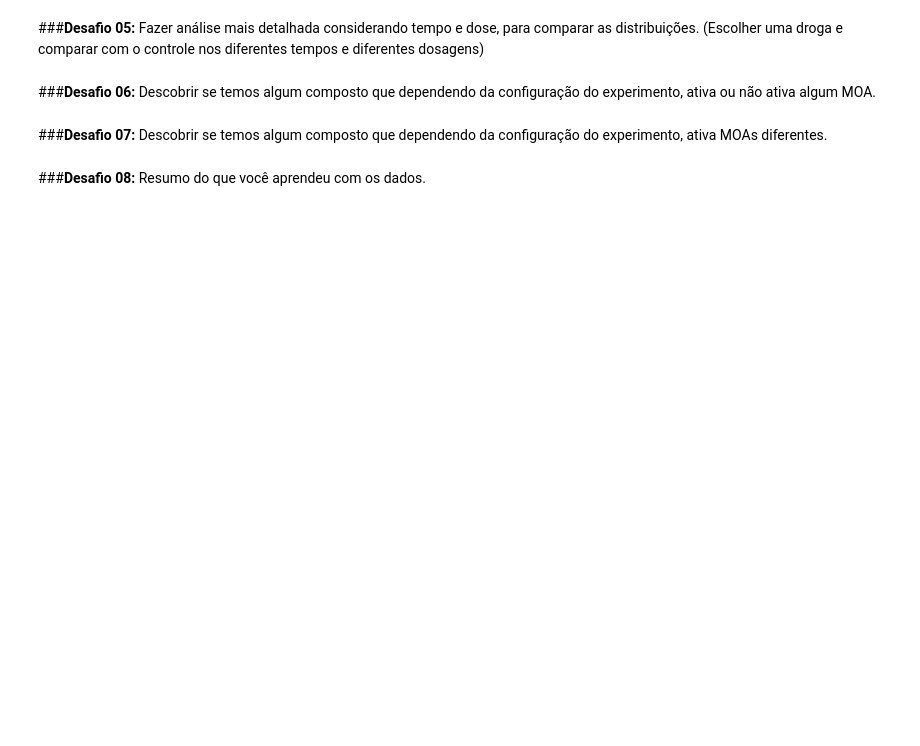
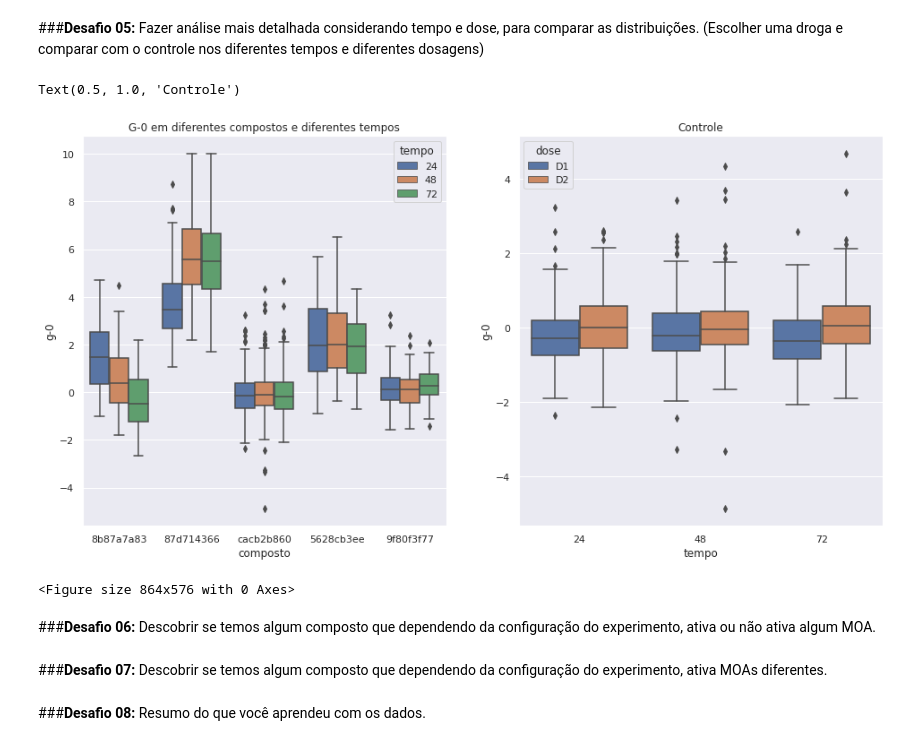
Before and after one commit to Andremarcucci98/ImersaoDados3--Alura, a Jupyter notebook: Imersao_Dados_Aula04.ipynb, the cells around one changed output. Cells and saved outputs as stored; diff of their text form; code cells hidden in the pictures; blank space fills up the shorter version.

```diff
--- a/Imersao_Dados_Aula04.ipynb
+++ b/Imersao_Dados_Aula04.ipynb
@@ -426,14 +426,3 @@ count.head(10)
 | antioxidant | 73 |
 | anti-inflammatory | 73 |
 | immunosuppressant | 73 |
-# %%
-sns.set()
-#Configuração de gráficos
-plt.figure(figsize=(16,12))
-plt.xlabel('\nAção', fontsize=15)
-plt.ylabel('Quantidade\n', fontsize=15)
-plt.title('\nTop-10 Ações\n', fontsize=25, color='gray')
-
-#Plotando o gráfico
-count.plot.bar(color='darkcyan')
-plt.show()
@@ -443,2 +495,5 @@ plt.show()
 # %% [markdown]
 ###**Desafio 02:** Criar a coluna eh_controle para quando na linha tratamento == com_controle
+# %%
+dados_combinados['eh_controle'] = (dados_combinados['tratamento'] == 'com_controle')
+dados_combinados[:10]
@@ -445,2 +513,7 @@ plt.show()
 # %% [markdown]
 ###**Desafio 03:** Criar três colunas para indicar o tempo 24, 48, 72
+# %%
+dados_combinados['tempo_24'] = (dados_combinados['tempo'] == 24)
+dados_combinados['tempo_48'] = (dados_combinados['tempo'] == 48)
+dados_combinados['tempo_72'] = (dados_combinados['tempo'] == 72)
+dados_combinados[:10]
@@ -449,5 +550,18 @@ plt.show()
 # %% [markdown]
 ###**Desafio 05:** Fazer análise mais detalhada considerando tempo e dose, para comparar as distribuições. (Escolher uma droga e comparar com o controle nos diferentes tempos e diferentes dosagens)
+# %%
+controle = dados_combinados[dados_combinados['tratamento']=='com_controle']
+# %%
+fig, ax = plt.subplots(1,2,figsize=(16,8))
+plt.figure(figsize=(12,8))
+sns.boxplot(data = dados_combinados.query('composto in @composto_principal'), y='g-0', x='composto', hue='tempo', ax=ax[0])
+sns.boxplot(data=controle,y='g-0', x='tempo', hue='dose',ax=ax[1])
+ax[0].set_title('G-0 em diferentes compostos e diferentes tempos')
+ax[1].set_title('Controle')
+# %% [output]
+Text(0.5, 1.0, 'Controle')
+[figure, added]
+<Figure size 864x576 with 0 Axes>
 # %% [markdown]
 ###**Desafio 06:** Descobrir se temos algum composto que dependendo da configuração do experimento, ativa ou não ativa algum MOA.
 # %% [markdown]
```
Also changed, not shown: parts of 13 cells of this notebook.
